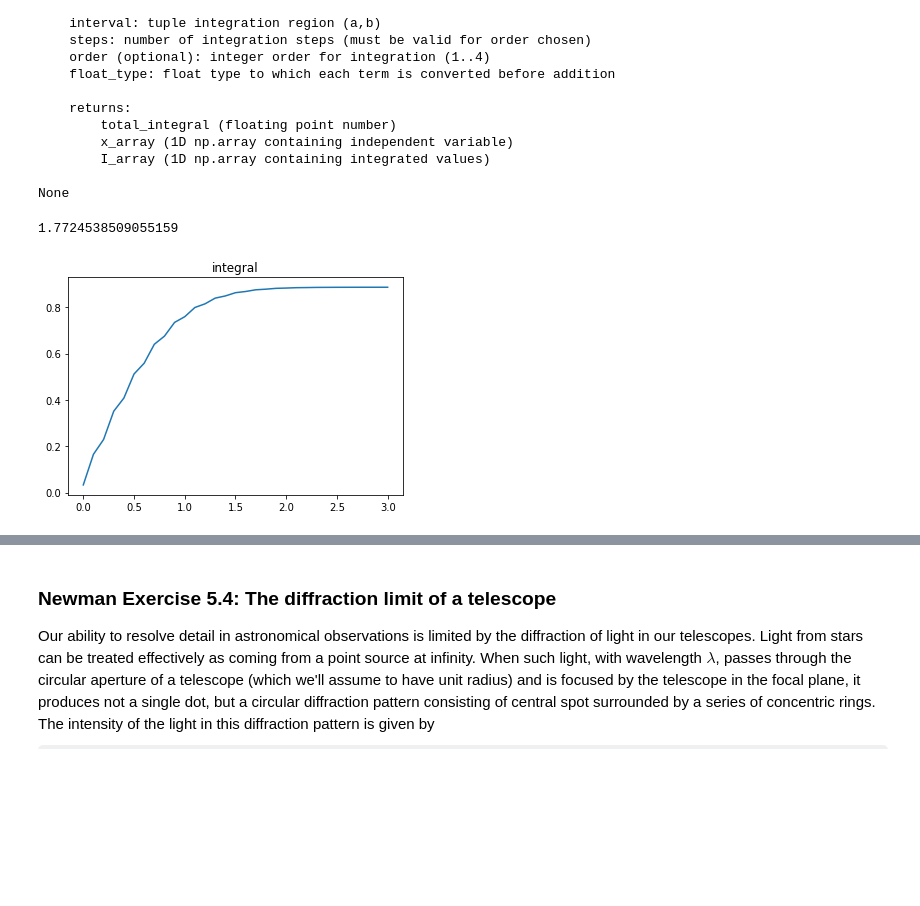
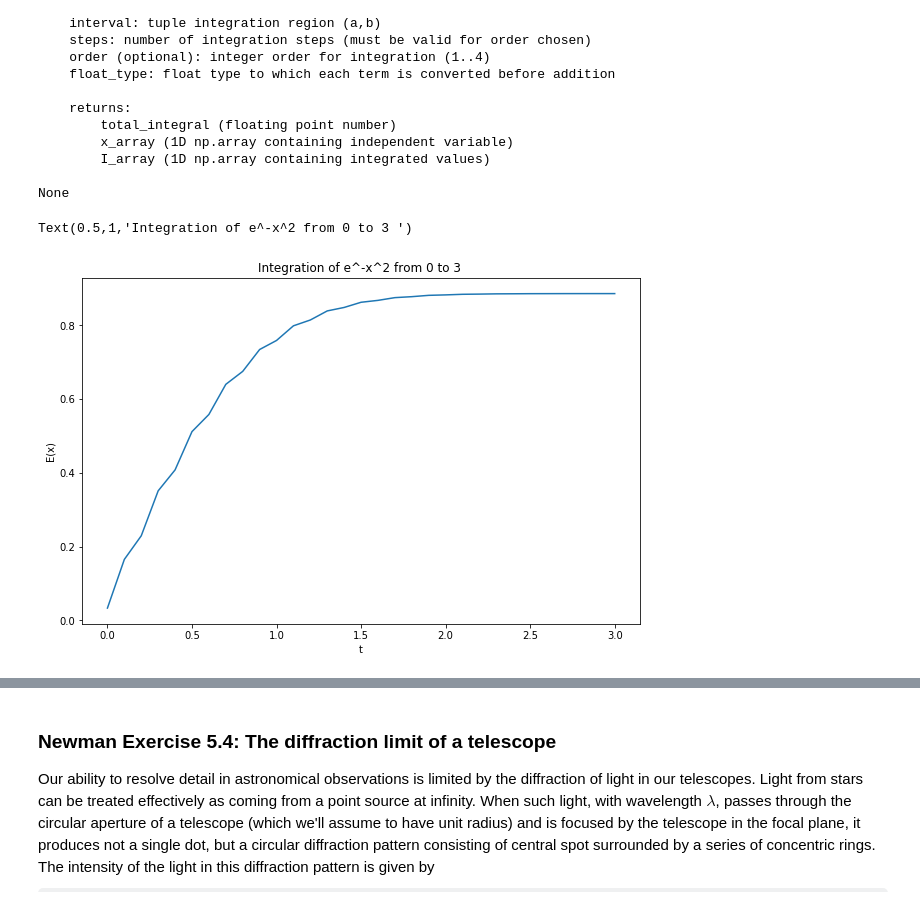
Before and after one commit to chan8005/Labs, a Jupyter notebook: Lab 4/Lab4.ipynb, the cells around one changed output, grey strips where cells are left out. Drawn from its saved outputs; the diff is of its cells as text; code cells hidden in the pictures; some formulas as TeX source; blank space fills up the shorter version.

```diff
--- a/Lab 4/Lab4.ipynb
+++ b/Lab 4/Lab4.ipynb
@@ -83,6 +83,12 @@ b =-1 #last cell in array
 
 
 def trapezoid(f,N,a,b):
+    """ makes array of the area for each trapezoid in the data
+    f= the array
+    N= length of f array
+    a= first cell in array
+    b= last cell in array
+"""
     h= (t[b]-t[a])/N
     s = 0.5*f[a] + 0.5*f[b]
     trapArray=[s]
@@ -97,14 +103,18 @@ x=trapezoid(f,N,a,b)
 #make the plot
 fig, (ax1, ax2) = plt.subplots(nrows=2, figsize=(7, 5.6))
 
+#plt.title("analaytical vs approximate methods to describe Nuclear Decay")
 ax1.plot(t,f)
 ax1.set_ylabel("velocity (m/s)")
 ax1.set_xlabel("time (s)")
+
 
 ax2.plot(t,x)
 ax2.set_ylabel("distance (m)")
 ax2.set_xlabel("time (s)")
 
-ax1.set_title("")
+
+ax1.set_title("Velocity vs Time for Velocities Data")
+ax2.set_title("Position vs Time for Velocities Data")
 plt.tight_layout()
 # %% [output]
@@ -179,27 +191,34 @@ None
 # %%
 import numpy as np
 from math import sqrt, pi
 
-N=np.int(3/.1)
+# calculates integral of the function from 0 to 3
+
+N=np.int(3/.1) # steps of 0.1
 a=0
 b=3
-theoretical= sqrt(pi)
-print(theoretical)
+#theoretical= sqrt(pi)
+#print(theoretical)
 
 
 
 def f(x):
-    '''calculates the y value of a quadtratic eqation. '''
+    '''calculates the y value of the exponential function. '''
     return np.e**-x**2
 
 
-#ADD PLOT FOR ORIGINAL FUNC FROM TO 3
 
-E, x_array,I_array=integrate.integrate(f, (a,b), N, order=2)
+E, x_array,I_array=integrate.integrate(f, (a,b), N, order=2) #serperating the outputs from the function
 
+Ex=[]
+for x in x_array:
+    Ex += f(x)
+
+plt.figure(figsize=(10, 14))
 plt.plot(x_array,I_array)
-plt.title("integral")
-plt.show()
+plt.xlabel("t")
+plt.ylabel("E(x)")
+plt.title("Integration of e^-x^2 from 0 to 3 ")
 # %% [output]
-1.7724538509055159
+Text(0.5,1,'Integration of e^-x^2 from 0 to 3 ')
-[figure, old version]
+[figure, new version]
```
Also changed, not shown: parts of 12 cells of this notebook.
